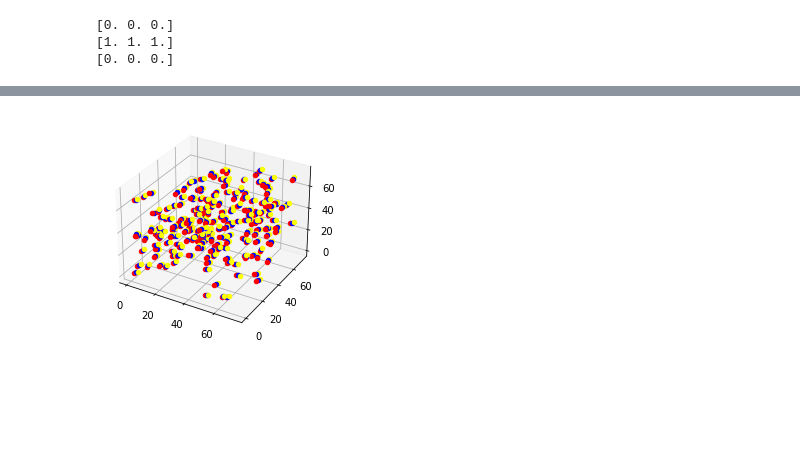
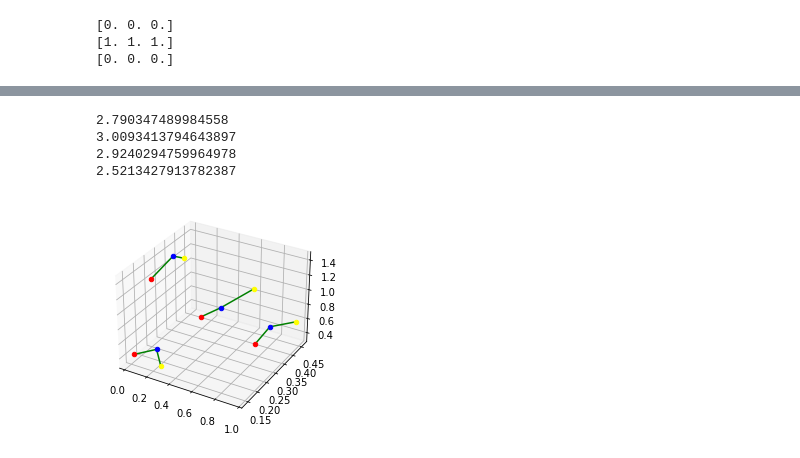
Before and after one commit to varunk122/CBMC_CHAIN_SIMULATION, a Jupyter notebook: test.ipynb, the cells around one changed output, grey strips where cells are left out. Saved outputs shown, nothing was run; the diff lists cells and outputs as text; code cells hidden in the pictures; blank space fills up the shorter version.

```diff
--- a/test.ipynb
+++ b/test.ipynb
@@ -714,8 +711,12 @@ sigma[1][1]
 # %%
+from config import *
 import init
 positions = init.init_system(box_length, Npart)
+import visualize
+visualize.visualize_butane(positions)
+# %% [output]
+2.790347489984558
+3.0093413794643897
+2.9240294759964978
+2.5213427913782387
+[figure, added]
-# %%
-import visualize
-visualize.visualize_propane(positions)
-# %% [output]
-[figure, removed]
```
Also changed, not shown: parts of 5 cells of this notebook, 2 other files.
